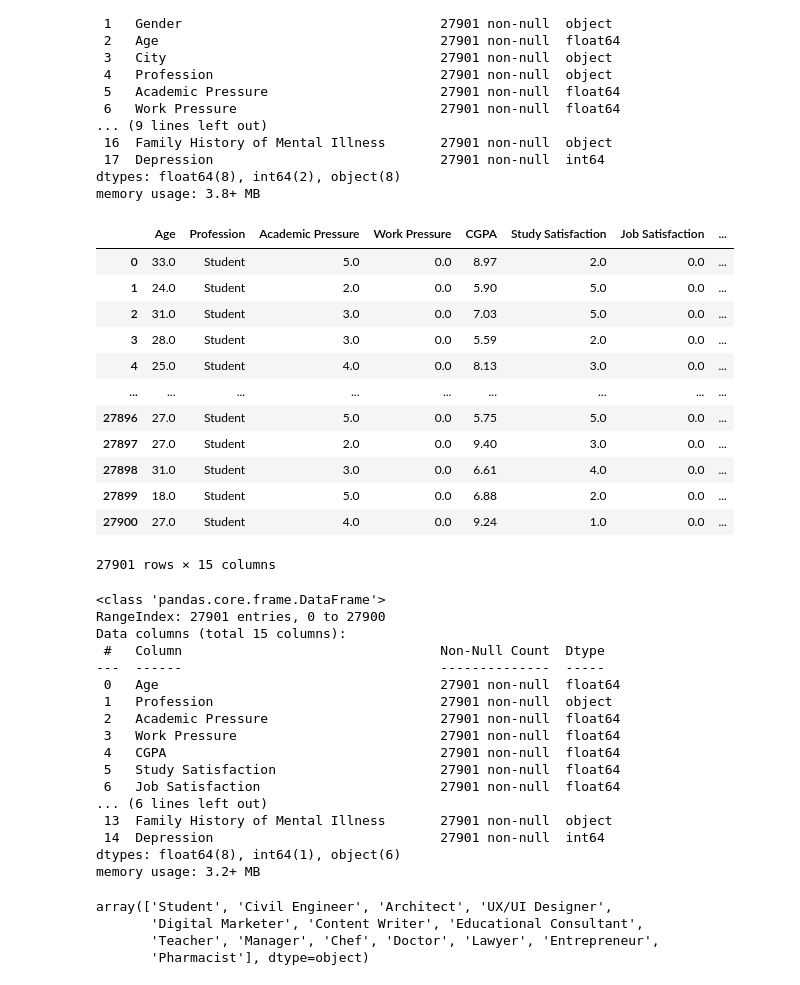
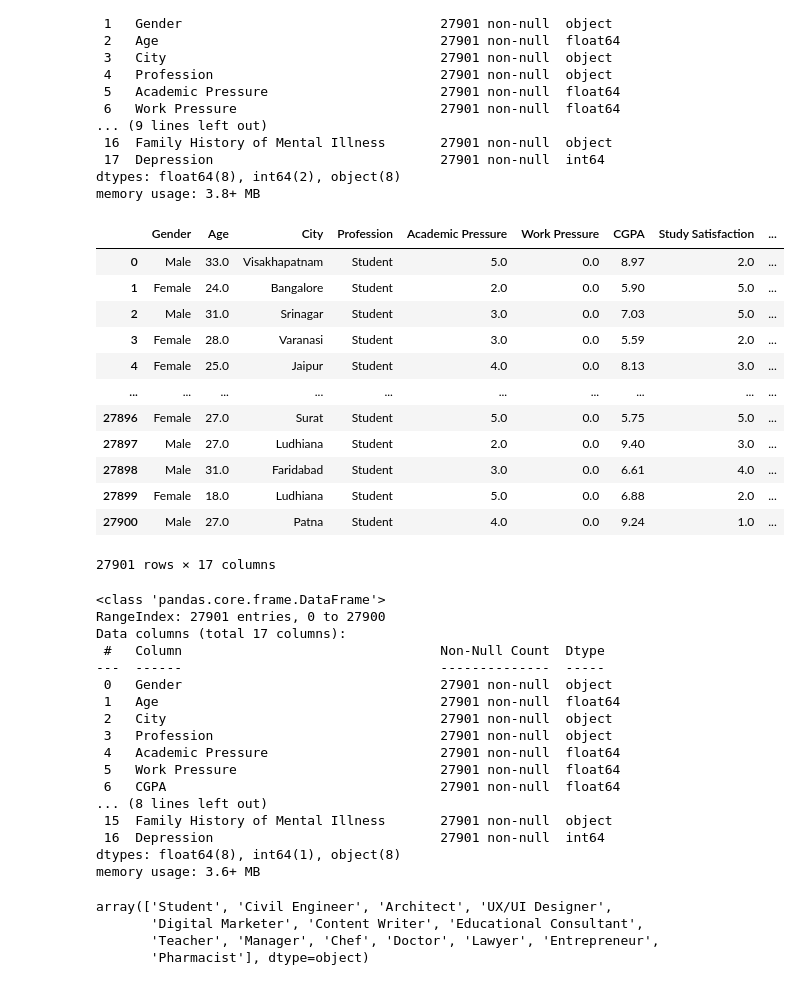
Before and after one commit to rohitdhadambe/Machine_Learning, a Jupyter notebook: FullPreProcessing_pratice.ipynb, the cells around one changed output. Saved outputs shown, nothing was run; the diff lists cells and outputs as text; code cells hidden in the pictures.

```diff
--- a/FullPreProcessing_pratice.ipynb
+++ b/FullPreProcessing_pratice.ipynb
@@ -87,42 +87,42 @@ memory usage: 3.8+ MB
 # %%
 # Encoding
 # %%
-df.drop(['Gender', 'City','id'], axis=1, inplace=True)
+df.drop(['id'], axis=1, inplace=True)
 df
 # %% [output]
-|  | Age | Profession | Academic Pressure | Work Pressure | CGPA | Study Satisfaction | Job Satisfaction | ... |
-| 0 | 33.0 | Student | 5.0 | 0.0 | 8.97 | 2.0 | 0.0 | ... |
-| 1 | 24.0 | Student | 2.0 | 0.0 | 5.90 | 5.0 | 0.0 | ... |
-| 2 | 31.0 | Student | 3.0 | 0.0 | 7.03 | 5.0 | 0.0 | ... |
-| 3 | 28.0 | Student | 3.0 | 0.0 | 5.59 | 2.0 | 0.0 | ... |
-| 4 | 25.0 | Student | 4.0 | 0.0 | 8.13 | 3.0 | 0.0 | ... |
-| ... | ... | ... | ... | ... | ... | ... | ... | ... |
-| 27896 | 27.0 | Student | 5.0 | 0.0 | 5.75 | 5.0 | 0.0 | ... |
-| 27897 | 27.0 | Student | 2.0 | 0.0 | 9.40 | 3.0 | 0.0 | ... |
-| 27898 | 31.0 | Student | 3.0 | 0.0 | 6.61 | 4.0 | 0.0 | ... |
-| 27899 | 18.0 | Student | 5.0 | 0.0 | 6.88 | 2.0 | 0.0 | ... |
-| 27900 | 27.0 | Student | 4.0 | 0.0 | 9.24 | 1.0 | 0.0 | ... |
+|  | Gender | Age | City | Profession | Academic Pressure | Work Pressure | CGPA | Study Satisfaction | ... |
+| 0 | Male | 33.0 | Visakhapatnam | Student | 5.0 | 0.0 | 8.97 | 2.0 | ... |
+| 1 | Female | 24.0 | Bangalore | Student | 2.0 | 0.0 | 5.90 | 5.0 | ... |
+| 2 | Male | 31.0 | Srinagar | Student | 3.0 | 0.0 | 7.03 | 5.0 | ... |
+| 3 | Female | 28.0 | Varanasi | Student | 3.0 | 0.0 | 5.59 | 2.0 | ... |
+| 4 | Female | 25.0 | Jaipur | Student | 4.0 | 0.0 | 8.13 | 3.0 | ... |
+| ... | ... | ... | ... | ... | ... | ... | ... | ... | ... |
+| 27896 | Female | 27.0 | Surat | Student | 5.0 | 0.0 | 5.75 | 5.0 | ... |
+| 27897 | Male | 27.0 | Ludhiana | Student | 2.0 | 0.0 | 9.40 | 3.0 | ... |
+| 27898 | Male | 31.0 | Faridabad | Student | 3.0 | 0.0 | 6.61 | 4.0 | ... |
+| 27899 | Female | 18.0 | Ludhiana | Student | 5.0 | 0.0 | 6.88 | 2.0 | ... |
+| 27900 | Male | 27.0 | Patna | Student | 4.0 | 0.0 | 9.24 | 1.0 | ... |
-27901 rows × 15 columns
+27901 rows × 17 columns
 # %%
 df.info()
 # %% [output]
 <class 'pandas.core.frame.DataFrame'>
 RangeIndex: 27901 entries, 0 to 27900
-Data columns (total 15 columns):
+Data columns (total 17 columns):
  #   Column                                 Non-Null Count  Dtype
 ---  ------                                 --------------  -----
- 0   Age                                    27901 non-null  float64
- 1   Profession                             27901 non-null  object
- 2   Academic Pressure                      27901 non-null  float64
- 3   Work Pressure                          27901 non-null  float64
- 4   CGPA                                   27901 non-null  float64
- 5   Study Satisfaction                     27901 non-null  float64
- 6   Job Satisfaction                       27901 non-null  float64
-... (6 lines left out)
- 13  Family History of Mental Illness       27901 non-null  object
- 14  Depression                             27901 non-null  int64
-dtypes: float64(8), int64(1), object(6)
-memory usage: 3.2+ MB
+ 0   Gender                                 27901 non-null  object
+ 1   Age                                    27901 non-null  float64
+ 2   City                                   27901 non-null  object
+ 3   Profession                             27901 non-null  object
+ 4   Academic Pressure                      27901 non-null  float64
+ 5   Work Pressure                          27901 non-null  float64
+ 6   CGPA                                   27901 non-null  float64
+... (8 lines left out)
+ 15  Family History of Mental Illness       27901 non-null  object
+ 16  Depression                             27901 non-null  int64
+dtypes: float64(8), int64(1), object(8)
+memory usage: 3.6+ MB
 # %%
 df.Profession.unique()
 # %% [output]
```
Also changed, not shown: parts of 19 cells of this notebook.
